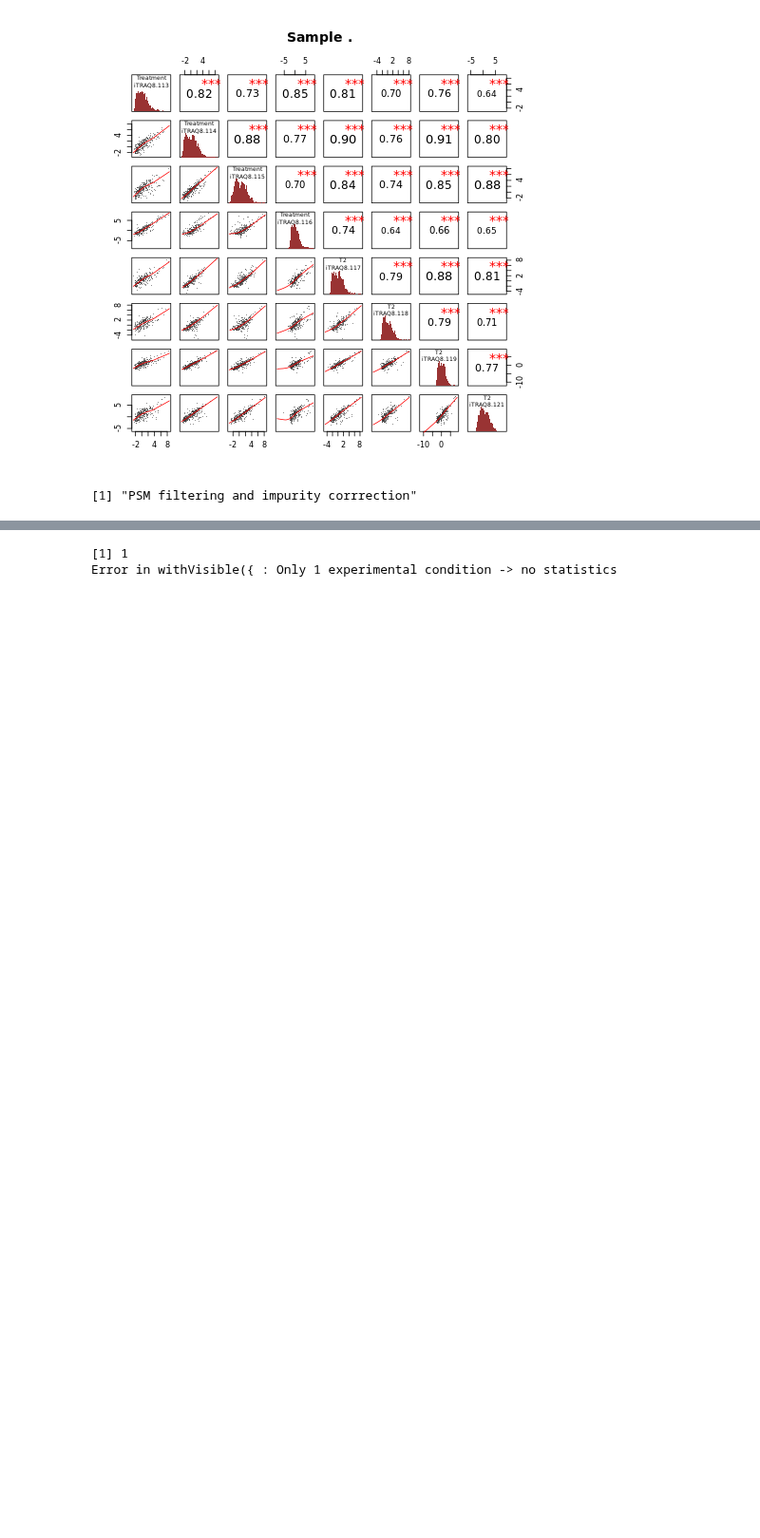
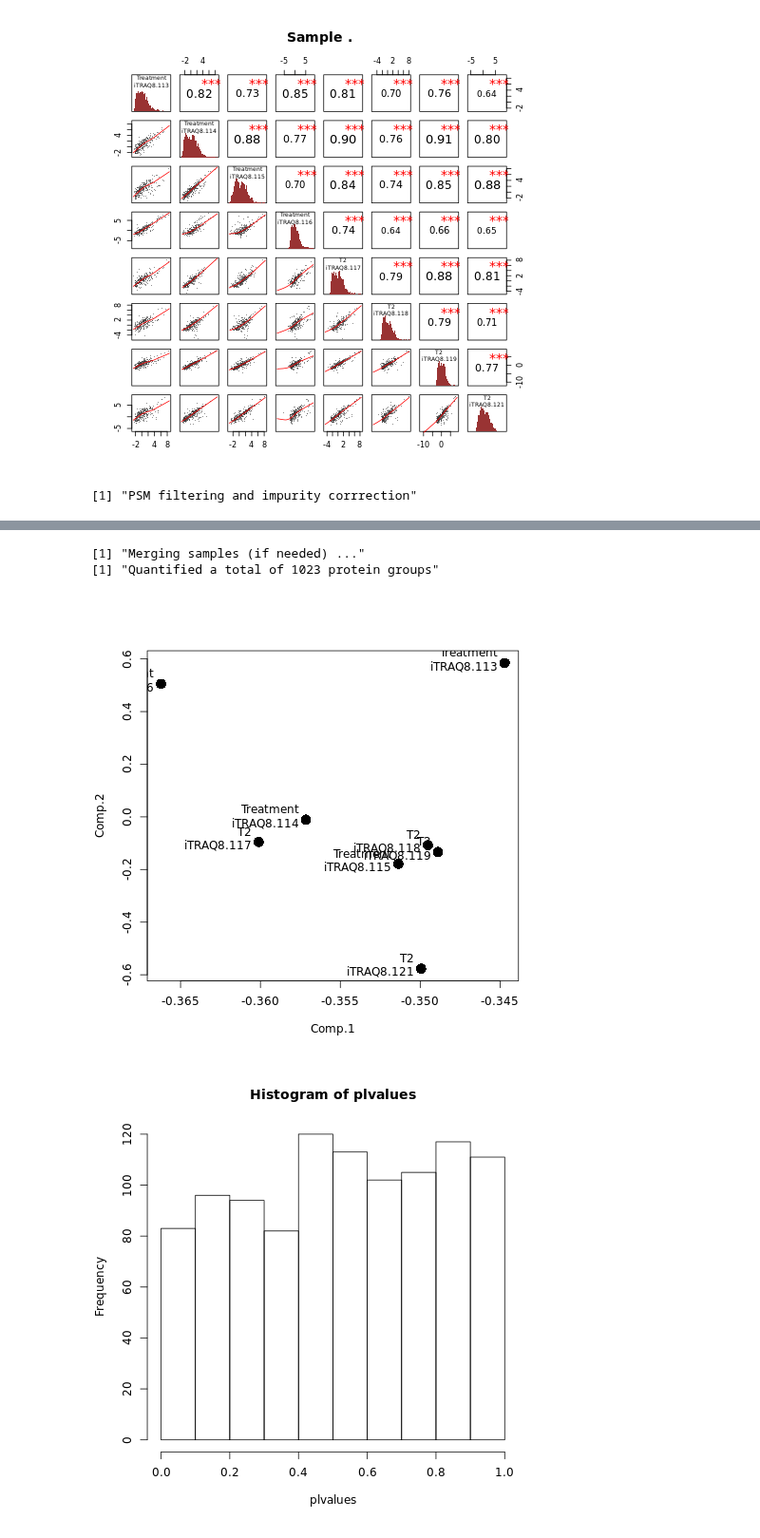
Before and after one commit to ProtProtocols/IsoProt, a Jupyter notebook: Example.ipynb, the cells around one changed output, grey strips where cells are left out. Shown at 95% size. Drawn from its saved outputs; the diff is of its cells as text; code cells hidden in the pictures; blank space fills up the shorter version.

Commit message:
added statistics

```diff
--- a/Example.ipynb
+++ b/Example.ipynb
@@ -995,43 +988,59 @@ print("Merging samples (if needed) ...")
 
 # Merge different samples
     totProts <- ProtDat[[1]]
 if (length(samples)>1) {
     for (s in samples[2:length(samples)])
     totProts <- merge(totProts,ProtDat[[s]], all=T, by.x=1, by.y=0)
 }
 
 write.csv(totProts,file=paste("/home/biodocker/OUT/AllQuantProteinsInAllSamples.csv",sep=""))
 
+# PCA
+  pca <- princomp(totProts[complete.cases((totProts)),])
+  #plot(pca)
+  plot(pca$loadings, cex=2, pch=16)
+  text(pca$loadings,colnames(totProts), pos=2)
+
+  print(paste("Quantified a total of",nrow(allProts),"protein groups"))
+
+
+
 ##Statistics
 library(limma)
-library(qvalue)
+#library(qvalue)
 NumCond <- length(unique(ExpDesign[,1]))
   if (NumCond < 2)
       stop("Only 1 experimental condition -> no statistics")
 
-design <- model.matrix(~0+factor(ExpDesign[,1]-1))
+design <- model.matrix(~0+factor(ExpDesign[,1])-1)
   colnames(design)<-paste("i",unique(ExpDesign[,1]),sep="")
   contrasts<-NULL
   First <- 1
   for (i in (1:NumCond)[-First]) contrasts<-append(contrasts,paste(colnames(design)[i],"-",colnames(design)[First],sep=""))
   contrast.matrix<-makeContrasts(contrasts=contrasts,levels=design)
   # print(dim(Data))
-  lm.fitted <- lmFit(Data,design)
+  lm.fitted <- lmFit(totProts,design)
   lm.contr <- contrasts.fit(lm.fitted,contrast.matrix)
   lm.bayes<-eBayes(lm.contr)
   topTable(lm.bayes)
-  plvalues <- lm.bayes$p.value
+    hist(plvalues)
   qlvalues <- matrix(NA,nrow=nrow(plvalues),ncol=ncol(plvalues),dimnames=dimnames(plvalues))
   # qvalue correction
-  for (i in 1:ncol(plvalues)) {
-    tqs <- qvalue(na.omit(plvalues[,i]))$qvalues
-    qlvalues[names(tqs),i] <- tqs
-  }
+#  for (i in 1:ncol(plvalues)) {
+#    tqs <- qvalue(na.omit(plvalues[,i]))$qvalues
+#    qlvalues[names(tqs),i] <- tqs
+#  }
 
 # Visualizations: volcano plot, number of regulated proteins per FDR, interactive table?
+
+
+# How far should we go? Clustering (when having more then 2 groups)?
+# Hierarchical clustering of significant features? clusterProfiler?
 # %% [output]
-[1] 1
-Error in withVisible({ : Only 1 experimental condition -> no statistics
+[1] "Merging samples (if needed) ..."
+[1] "Quantified a total of 1023 protein groups"
+[figure, added]
+[figure, added]
 # %%
 %%R
 
```
Also changed, not shown: parts of 2 cells of this notebook.
